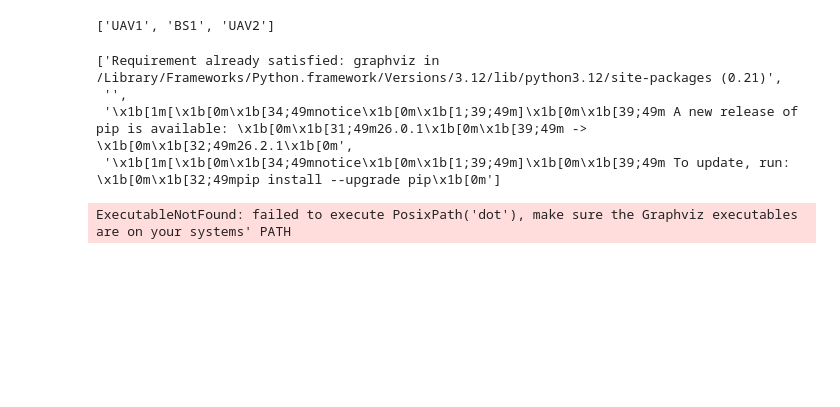
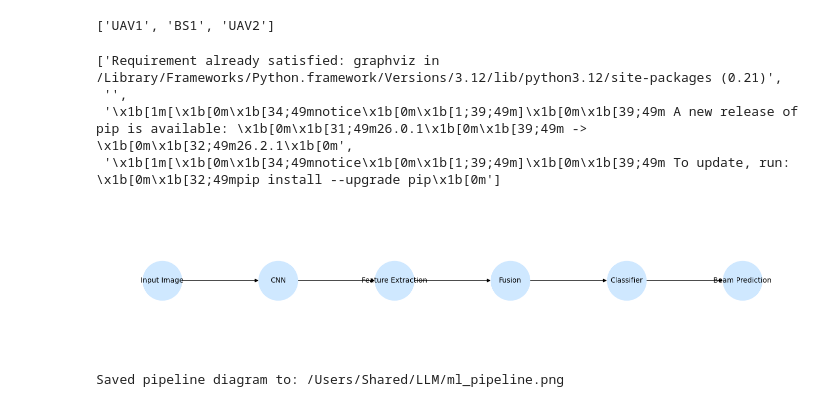
Before and after one commit to shovo896/LLM, a Jupyter notebook: graph_gen.ipynb, the cells around one changed output. Saved outputs shown, nothing was run; the diff lists cells and outputs as text; code cells hidden in the pictures; blank space fills up the shorter version.

```diff
--- a/graph_gen.ipynb
+++ b/graph_gen.ipynb
@@ -45,24 +47,43 @@ print(path)
  '\x1b[1m[\x1b[0m\x1b[34;49mnotice\x1b[0m\x1b[1;39;49m]\x1b[0m\x1b[39;49m A new release of pip is available: \x1b[0m\x1b[31;49m26.0.1\x1b[0m\x1b[39;49m -> \x1b[0m\x1b[32;49m26.2.1\x1b[0m',
  '\x1b[1m[\x1b[0m\x1b[34;49mnotice\x1b[0m\x1b[1;39;49m]\x1b[0m\x1b[39;49m To update, run: \x1b[0m\x1b[32;49mpip install --upgrade pip\x1b[0m']
 # %%
-from graphviz import Digraph
+from pathlib import Path
+import shutil
 
-dot = Digraph("ML_Pipeline")
+import matplotlib.pyplot as plt
+import networkx as nx
 
-dot.node("A", "Input Image")
-dot.node("B", "CNN")
-dot.node("C", "Feature Extraction")
-dot.node("D", "Fusion")
-dot.node("E", "Classifier")
-dot.node("F", "Beam Prediction")
+nodes = [("A", "Input Image"), ("B", "CNN"), ("C", "Feature\nExtraction"),
+         ("D", "Fusion"), ("E", "Classifier"), ("F", "Beam\nPrediction")]
+edges = [("A", "B"), ("B", "C"), ("C", "D"), ("D", "E"), ("E", "F")]
+output_path = Path("ml_pipeline.png")
 
-dot.edge("A", "B")
-dot.edge("B", "C")
-dot.edge("C", "D")
-dot.edge("D", "E")
-dot.edge("E", "F")
+if shutil.which("dot"):
+    from graphviz import Digraph
 
-dot.render("ml_pipeline", format="png", cleanup=True)
-dot
+    dot = Digraph("ML_Pipeline")
+    for node_id, label in nodes:
+        dot.node(node_id, label)
+    for source, target in edges:
+        dot.edge(source, target)
+    output_path = Path(dot.render(output_path.stem, format="png", cleanup=True))
+else:
+    # Graphviz's system executable is unavailable; produce the same PNG with
+    # packages already present in this notebook environment.
+    graph = nx.DiGraph()
+    graph.add_nodes_from(node_id for node_id, _ in nodes)
+    graph.add_edges_from(edges)
+    positions = {node_id: (index, 0) for index, (node_id, _) in enumerate(nodes)}
+    labels = dict(nodes)
+    figure, axis = plt.subplots(figsize=(14, 3))
+    nx.draw_networkx(graph, pos=positions, labels=labels, ax=axis, arrows=True,
+                     node_color="#cfe8ff", node_size=3000, font_size=10)
+    axis.set_axis_off()
+    figure.tight_layout()
+    figure.savefig(output_path, dpi=160, bbox_inches="tight")
+    plt.show()
+
+print(f"Saved pipeline diagram to: {output_path.resolve()}")
 # %% [output]
+[figure, added]
-ExecutableNotFound: failed to execute PosixPath('dot'), make sure the Graphviz executables are on your systems' PATH
+Saved pipeline diagram to: /Users/Shared/LLM/ml_pipeline.png
```
Also changed, not shown: parts of 1 cell of this notebook, 1 other file.
